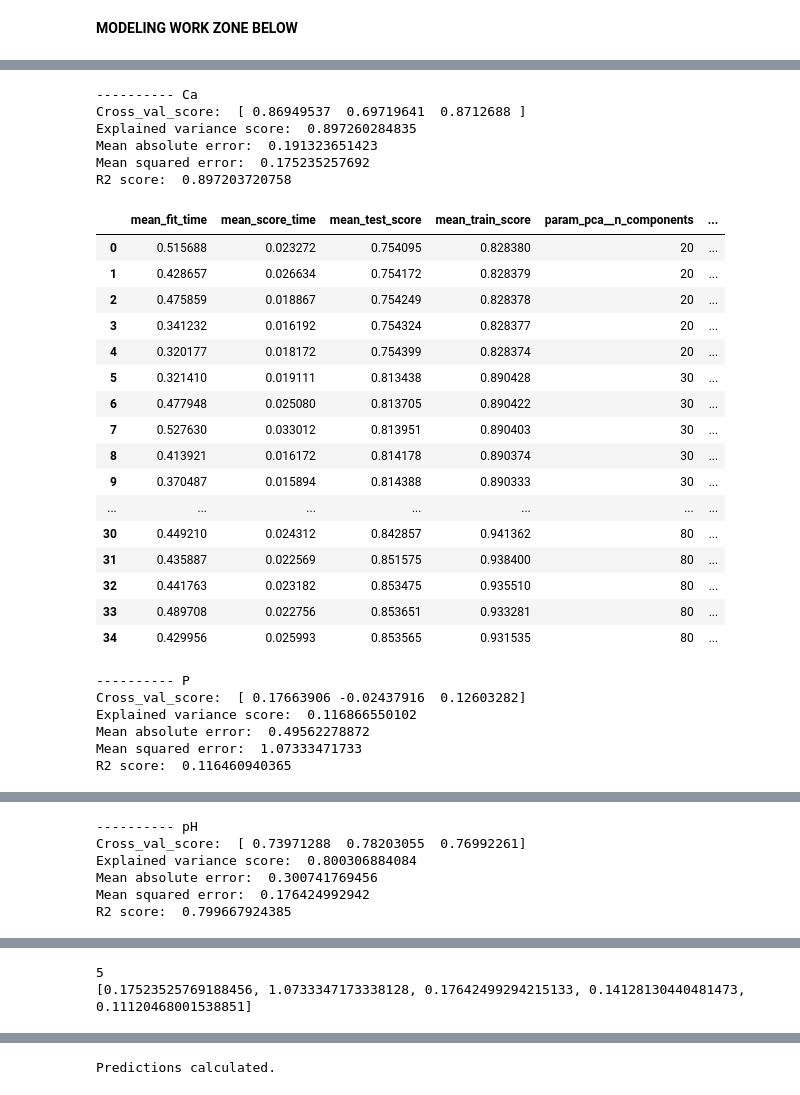
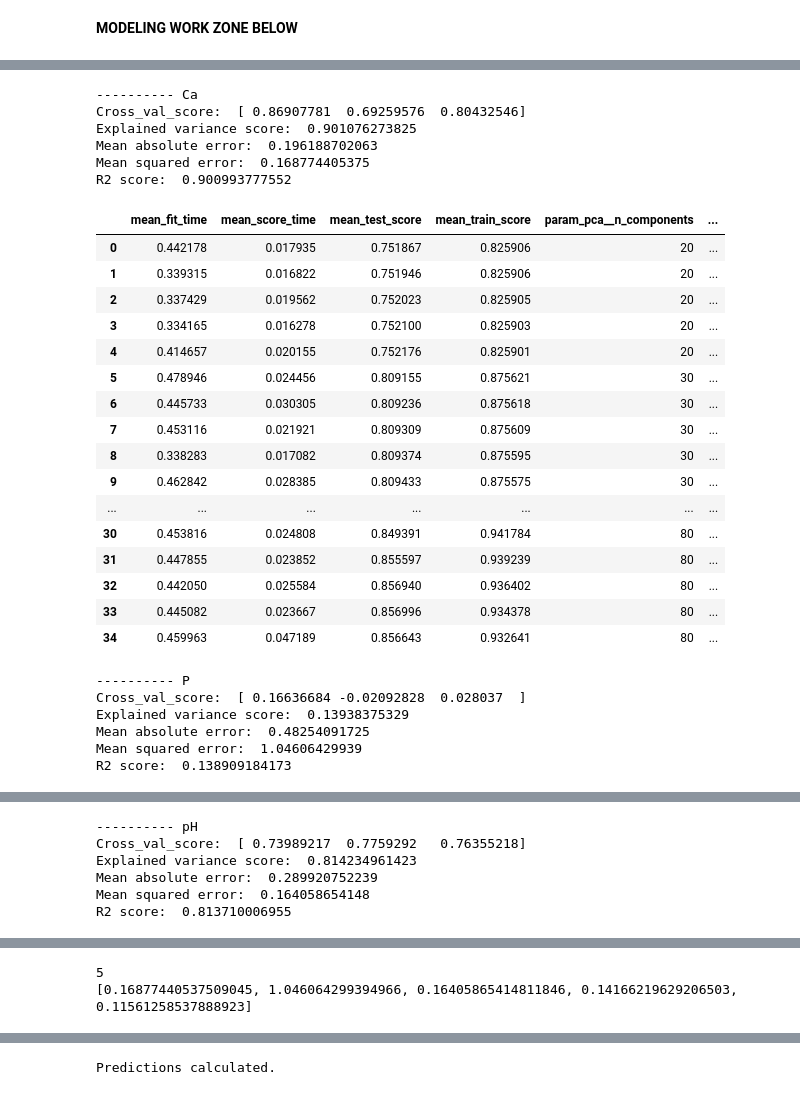
Before and after one commit to carlosscastro/kaggle_africa_soil, a Jupyter notebook: notebook/jc_africasoil_v2.ipynb, the cells around one changed output, grey strips where cells are left out. Saved outputs shown, nothing was run; the diff lists cells and outputs as text; code cells hidden in the pictures.

```diff
--- a/notebook/jc_africasoil_v2.ipynb
+++ b/notebook/jc_africasoil_v2.ipynb
@@ -144,6 +150,15 @@ test_ids = np.genfromtxt('sorted_test.csv',
                                 dtype=None,
                                 skip_header = 1,
                                 usecols=0) # Load columns 0 to 3594 inclusive
+# %%
+# Transform depth and concatenate to X and test_x for use
+
+le = LabelEncoder()
+depth_enc = le.fit(Depth).transform(Depth).astype(np.float64)
+test_depth_enc = le.fit(test_depth).transform(test_depth).astype(np.float64)
+
+X_wDepth = np.concatenate((X, depth_enc.reshape(1,-1).T), axis=1)
+test_x_wdepth = np.concatenate((test_x, test_depth_enc.reshape(1,-1).T), axis=1)
 # %%
 # Inspect the data shapes
 
@@ -440,7 +350,7 @@ y_scores_lin = []
 
 for ind, y in enumerate(y_vars):
 
-    X_train, X_test, y_train, y_test = train_test_split(X, y, test_size=0.33, random_state=42)
+    X_train, X_test, y_train, y_test = train_test_split(X_wDepth, y, test_size=0.33, random_state=42)
 
     # set up the train and test data
     print '\n----------', y_var_labels[ind]
@@ -549,6 +459,4 @@ print y_scores_lin
 # %%
-#CONSIDER HOW TO CHOOSE FEATURES FOR EACH RESPONSE VAR?
-
 # Linear Regression with PCA and SelectKBest
 
 y_pipelines_linsel = []
@@ -556,7 +464,7 @@ y_scores_linsel = []
 
 for ind, y in enumerate(y_vars):
 
-    X_train, X_test, y_train, y_test = train_test_split(X, y, test_size=0.33, random_state=42)
+    X_train, X_test, y_train, y_test = train_test_split(X_wDepth, y, test_size=0.33, random_state=42)
 
     # set up the train and test data
     print '\n----------', y_var_labels[ind]
@@ -719,64 +627,64 @@ y_scores_ridge = []
 
 for ind, y in enumerate(y_vars):
 
-    X_train, X_test, y_train, y_test = train_test_split(X, y, test_size=0.33, random_state=42)
+    X_train, X_test, y_train, y_test = train_test_split(X_wDepth, y, test_size=0.33, random_state=42)
 
     # set up the train and test data
     print '\n----------', y_var_labels[ind]
 
     pca = PCA()
     ridge = Ridge()
     steps = [('pca', pca), ('ridge', ridge)]
     pipeline = Pipeline(steps)
 
     parameters = dict(pca__n_components=list(range(20, 90, 10)),
                      ridge__alpha=np.linspace(0.0, 0.5, 5))
 
     cv = GridSearchCV(pipeline, param_grid=parameters, verbose=0)
     cv.fit(X_train, y_train)
 
     print 'Cross_val_score: ', cross_val_score(cv, X_test, y_test)
 
     y_predictions = cv.predict(X_test)
     mse = mean_squared_error(y_test, y_predictions)
     print 'Explained variance score: ', explained_variance_score(y_test, y_predictions)
     print 'Mean absolute error: ', mean_absolute_error(y_test, y_predictions)
     print 'Mean squared error: ', mse
     print 'R2 score: ', r2_score(y_test, y_predictions)
 
     display(pd.DataFrame.from_dict(cv.cv_results_))
 
     # capture the best pipeline estimator and mse value
     y_pipelines_ridge.append(cv.best_estimator_)
     y_scores_ridge.append(mse)
 # %% [output]
 ---------- Ca
-Cross_val_score:  [ 0.86949537  0.69719641  0.8712688 ]
-Explained variance score:  0.897260284835
-Mean absolute error:  0.191323651423
-Mean squared error:  0.175235257692
-R2 score:  0.897203720758
+Cross_val_score:  [ 0.86907781  0.69259576  0.80432546]
+Explained variance score:  0.901076273825
+Mean absolute error:  0.196188702063
+Mean squared error:  0.168774405375
+R2 score:  0.900993777552
 |  | mean_fit_time | mean_score_time | mean_test_score | mean_train_score | param_pca__n_components | ... |
-| 0 | 0.515688 | 0.023272 | 0.754095 | 0.828380 | 20 | ... |
-| 1 | 0.428657 | 0.026634 | 0.754172 | 0.828379 | 20 | ... |
-| 2 | 0.475859 | 0.018867 | 0.754249 | 0.828378 | 20 | ... |
-| 3 | 0.341232 | 0.016192 | 0.754324 | 0.828377 | 20 | ... |
-| 4 | 0.320177 | 0.018172 | 0.754399 | 0.828374 | 20 | ... |
-| 5 | 0.321410 | 0.019111 | 0.813438 | 0.890428 | 30 | ... |
-| 6 | 0.477948 | 0.025080 | 0.813705 | 0.890422 | 30 | ... |
-| 7 | 0.527630 | 0.033012 | 0.813951 | 0.890403 | 30 | ... |
-| 8 | 0.413921 | 0.016172 | 0.814178 | 0.890374 | 30 | ... |
-| 9 | 0.370487 | 0.015894 | 0.814388 | 0.890333 | 30 | ... |
+| 0 | 0.442178 | 0.017935 | 0.751867 | 0.825906 | 20 | ... |
+| 1 | 0.339315 | 0.016822 | 0.751946 | 0.825906 | 20 | ... |
+| 2 | 0.337429 | 0.019562 | 0.752023 | 0.825905 | 20 | ... |
+| 3 | 0.334165 | 0.016278 | 0.752100 | 0.825903 | 20 | ... |
+| 4 | 0.414657 | 0.020155 | 0.752176 | 0.825901 | 20 | ... |
+| 5 | 0.478946 | 0.024456 | 0.809155 | 0.875621 | 30 | ... |
+| 6 | 0.445733 | 0.030305 | 0.809236 | 0.875618 | 30 | ... |
+| 7 | 0.453116 | 0.021921 | 0.809309 | 0.875609 | 30 | ... |
+| 8 | 0.338283 | 0.017082 | 0.809374 | 0.875595 | 30 | ... |
+| 9 | 0.462842 | 0.028385 | 0.809433 | 0.875575 | 30 | ... |
 | ... | ... | ... | ... | ... | ... | ... |
-| 30 | 0.449210 | 0.024312 | 0.842857 | 0.941362 | 80 | ... |
-| 31 | 0.435887 | 0.022569 | 0.851575 | 0.938400 | 80 | ... |
-| 32 | 0.441763 | 0.023182 | 0.853475 | 0.935510 | 80 | ... |
-| 33 | 0.489708 | 0.022756 | 0.853651 | 0.933281 | 80 | ... |
-| 34 | 0.429956 | 0.025993 | 0.853565 | 0.931535 | 80 | ... |
+| 30 | 0.453816 | 0.024808 | 0.849391 | 0.941784 | 80 | ... |
+| 31 | 0.447855 | 0.023852 | 0.855597 | 0.939239 | 80 | ... |
+| 32 | 0.442050 | 0.025584 | 0.856940 | 0.936402 | 80 | ... |
+| 33 | 0.445082 | 0.023667 | 0.856996 | 0.934378 | 80 | ... |
+| 34 | 0.459963 | 0.047189 | 0.856643 | 0.932641 | 80 | ... |
 ---------- P
-Cross_val_score:  [ 0.17663906 -0.02437916  0.12603282]
-Explained variance score:  0.116866550102
-Mean absolute error:  0.49562278872
-Mean squared error:  1.07333471733
-R2 score:  0.116460940365
+Cross_val_score:  [ 0.16636684 -0.02092828  0.028037  ]
+Explained variance score:  0.13938375329
+Mean absolute error:  0.48254091725
+Mean squared error:  1.04606429939
+R2 score:  0.138909184173
 |  | mean_fit_time | mean_score_time | mean_test_score | mean_train_score | param_pca__n_components | ... |
@@ -799,7 +707,7 @@ R2 score:  0.116460940365
 ---------- pH
-Cross_val_score:  [ 0.73971288  0.78203055  0.76992261]
-Explained variance score:  0.800306884084
-Mean absolute error:  0.300741769456
-Mean squared error:  0.176424992942
-R2 score:  0.799667924385
+Cross_val_score:  [ 0.73989217  0.7759292   0.76355218]
+Explained variance score:  0.814234961423
+Mean absolute error:  0.289920752239
+Mean squared error:  0.164058654148
+R2 score:  0.813710006955
 |  | mean_fit_time | mean_score_time | mean_test_score | mean_train_score | param_pca__n_components | ... |
@@ -870,7 +778,7 @@ print len(y_pipelines_ridge)
 print y_scores_ridge
 # %% [output]
 5
-[0.17523525769188456, 1.0733347173338128, 0.17642499294215133, 0.14128130440481473, 0.11120468001538851]
+[0.16877440537509045, 1.046064299394966, 0.16405865414811846, 0.14166219629206503, 0.11561258537888923]
 # %%
 # SVR with PCA combinations
 
```
Also changed, not shown: parts of 14 cells of this notebook, 1 other file.
